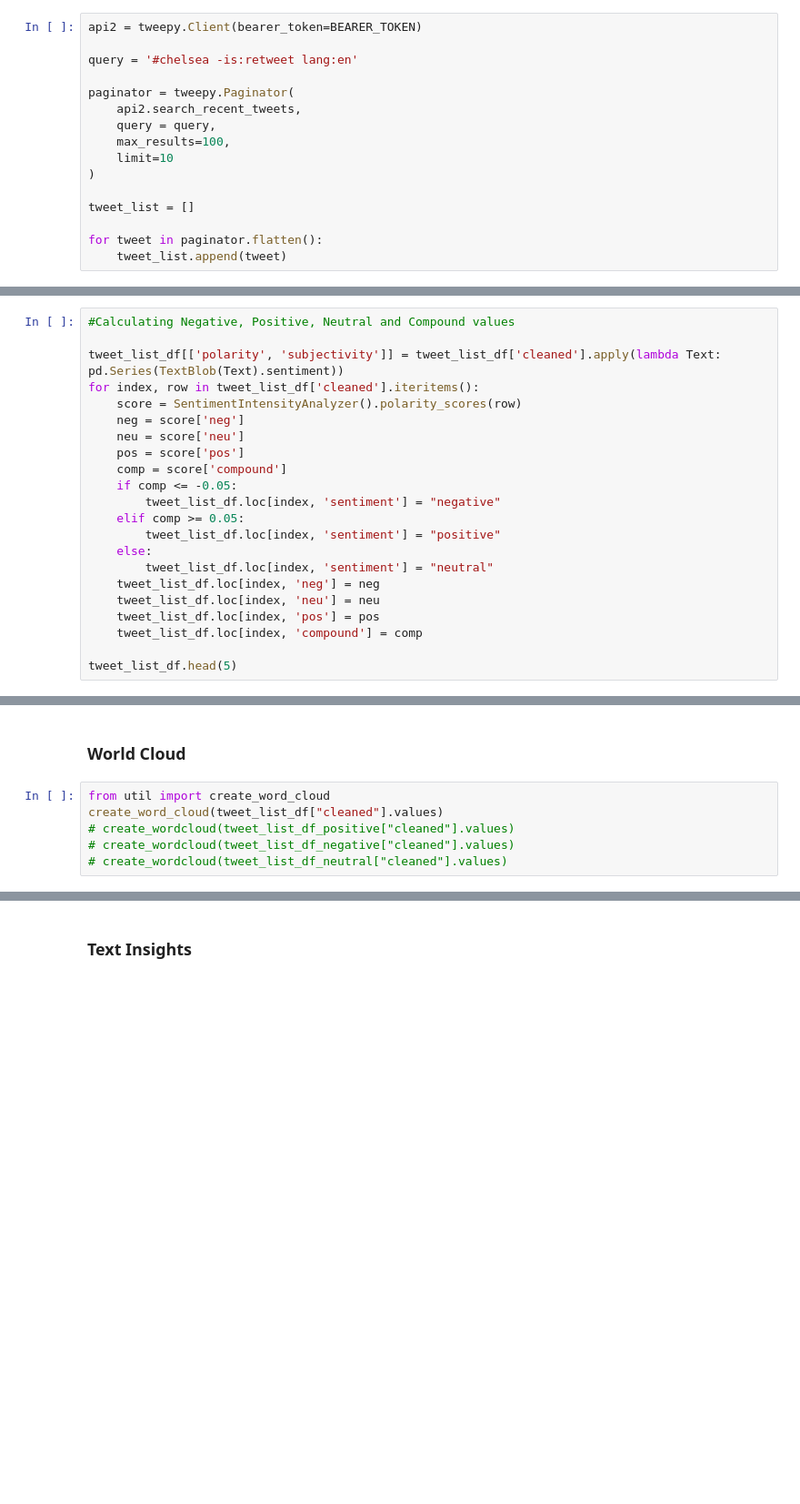
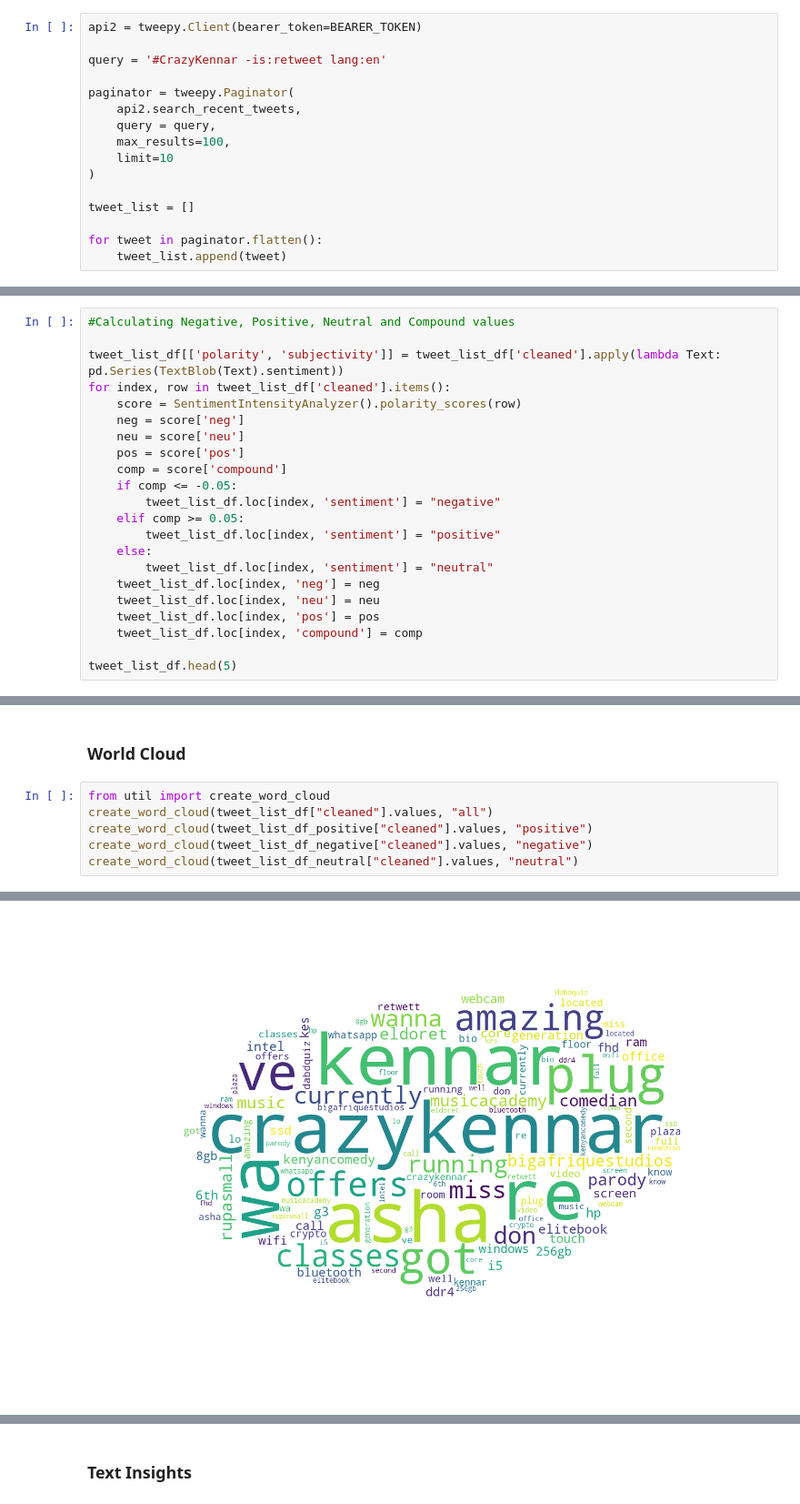
Before and after one commit to RyanKoech/Kenar-Ent-Sentiment-Analysis, a Jupyter notebook: src/app.ipynb, the cells around one changed output, grey strips where cells are left out. Shown at 91% size. Drawn from its saved outputs; the diff is of its cells as text; blank space fills up the shorter version.

Commit message:
Bug fixes and added target CrazyKennar

```diff
--- a/src/app.ipynb
+++ b/src/app.ipynb
@@ -31,7 +35,7 @@ ACCESS_TOKEN_SECRET = os.getenv("ACCESS_TOKEN_SECRET")
 # %%
 api2 = tweepy.Client(bearer_token=BEARER_TOKEN)
 
-query = '#chelsea -is:retweet lang:en'
+query = '#CrazyKennar -is:retweet lang:en'
 
 paginator = tweepy.Paginator(
     api2.search_recent_tweets,
@@ -66,7 +80,7 @@ tweet_list_df.head(5)
 #Calculating Negative, Positive, Neutral and Compound values
 
 tweet_list_df[['polarity', 'subjectivity']] = tweet_list_df['cleaned'].apply(lambda Text: pd.Series(TextBlob(Text).sentiment))
-for index, row in tweet_list_df['cleaned'].iteritems():
+for index, row in tweet_list_df['cleaned'].items():
     score = SentimentIntensityAnalyzer().polarity_scores(row)
     neg = score['neg']
     neu = score['neu']
@@ -116,7 +141,8 @@ plt.show()
 ### World Cloud
 # %%
 from util import create_word_cloud
-create_word_cloud(tweet_list_df["cleaned"].values)
-# create_wordcloud(tweet_list_df_positive["cleaned"].values)
-# create_wordcloud(tweet_list_df_negative["cleaned"].values)
-# create_wordcloud(tweet_list_df_neutral["cleaned"].values)
+create_word_cloud(tweet_list_df["cleaned"].values, "all")
+create_word_cloud(tweet_list_df_positive["cleaned"].values, "positive")
+create_word_cloud(tweet_list_df_negative["cleaned"].values, "negative")
+create_word_cloud(tweet_list_df_neutral["cleaned"].values, "neutral")
+# %% [output]
@@ -122,0 +150 @@ create_word_cloud(tweet_list_df["cleaned"].values)
+[figure, added]
```
Also changed, not shown: parts of 10 cells of this notebook, 6 other files.
